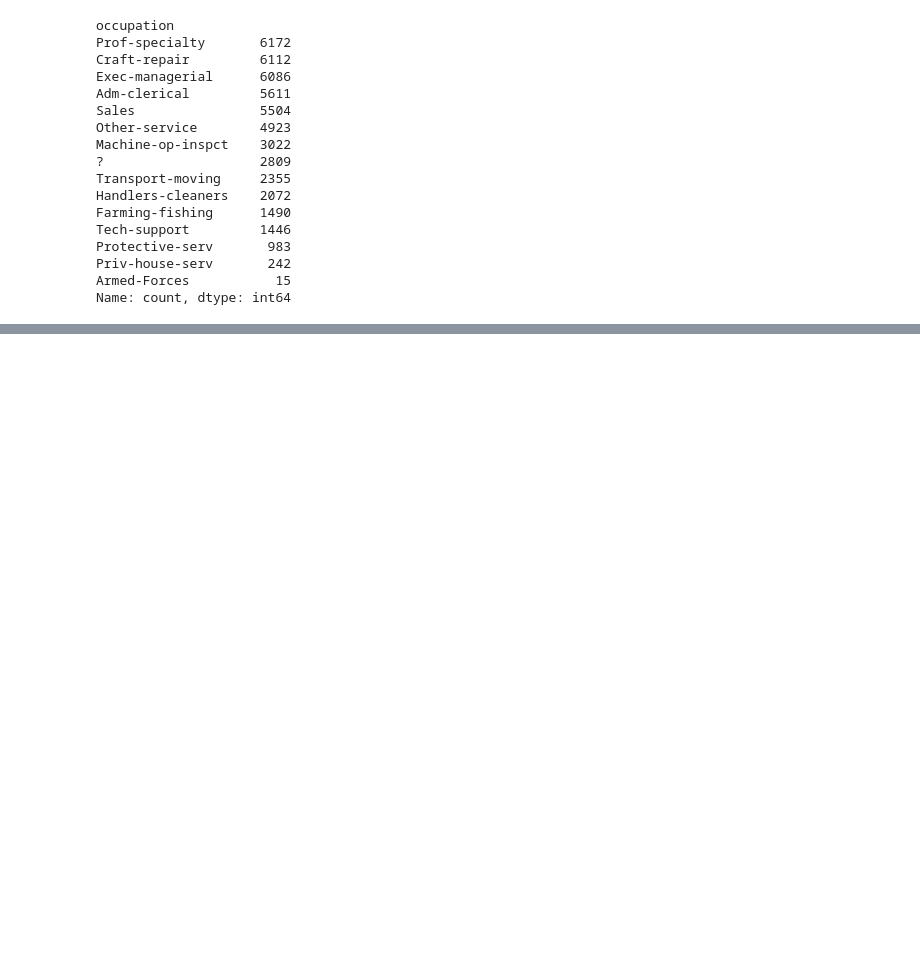
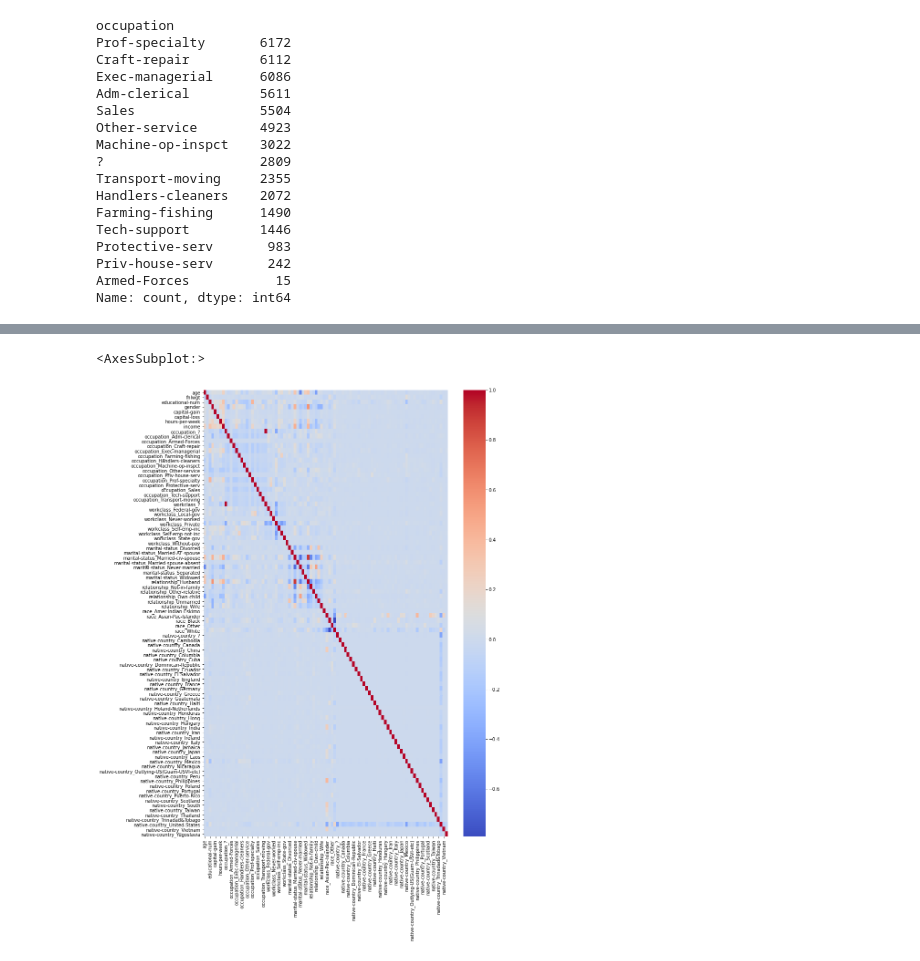
Before and after one commit to Ibrahim-Abbadi/Income-prediction, a Jupyter notebook: income_prediction.ipynb, the cells around one changed output, grey strips where cells are left out. Saved outputs shown, nothing was run; the diff lists cells and outputs as text; code cells hidden in the pictures; blank space fills up the shorter version.

```diff
--- a/income_prediction.ipynb
+++ b/income_prediction.ipynb
@@ -119,4 +120 @@ pd.get_dummies(df.occupation).add_prefix('occupation_')
 48842 rows × 15 columns
-# %%
-df=pd.concat([df.drop('occupation',axis=1),pd.get_dummies(df.occupation).add_prefix('occupation_')], axis=1)
-df
@@ -136,0 +121,12 @@ df
+# %%
+df=pd.concat([df.drop('occupation',axis=1),pd.get_dummies(df.occupation).add_prefix('occupation_').astype(int)], axis=1)
+df=pd.concat([df.drop('workclass',axis=1),pd.get_dummies(df.workclass).add_prefix('workclass_').astype(int)], axis=1)
+df=df.drop('education', axis=1)
+df=pd.concat([df.drop('marital-status',axis=1),pd.get_dummies(df['marital-status']).add_prefix('marital-status_').astype(int)], axis=1)
+df=pd.concat([df.drop('relationship',axis=1),pd.get_dummies(df.relationship).add_prefix('relationship_').astype(int)], axis=1)
+df=pd.concat([df.drop('race',axis=1),pd.get_dummies(df.race).add_prefix('race_').astype(int)], axis=1)
+df=pd.concat([df.drop('native-country',axis=1),pd.get_dummies(df['native-country']).add_prefix('native-country_').astype(int)], axis=1)
+# %%
+df['gender']=df['gender'].apply(lambda x: 1 if x=='Male' else 0)
+df['income']=df['income'].apply(lambda x: 1 if x== '>50K' else 0)
+df
@@ -136,0 +167,9 @@ df
+# %%
+import seaborn as sns
+import matplotlib.pyplot as plt
+
+plt.figure(figsize=(12,18))
+sns.heatmap(df.corr(),annot=False,cmap='coolwarm')
+# %% [output]
+<AxesSubplot:>
+[figure, added]
```
Also changed, not shown: parts of 4 cells of this notebook.
